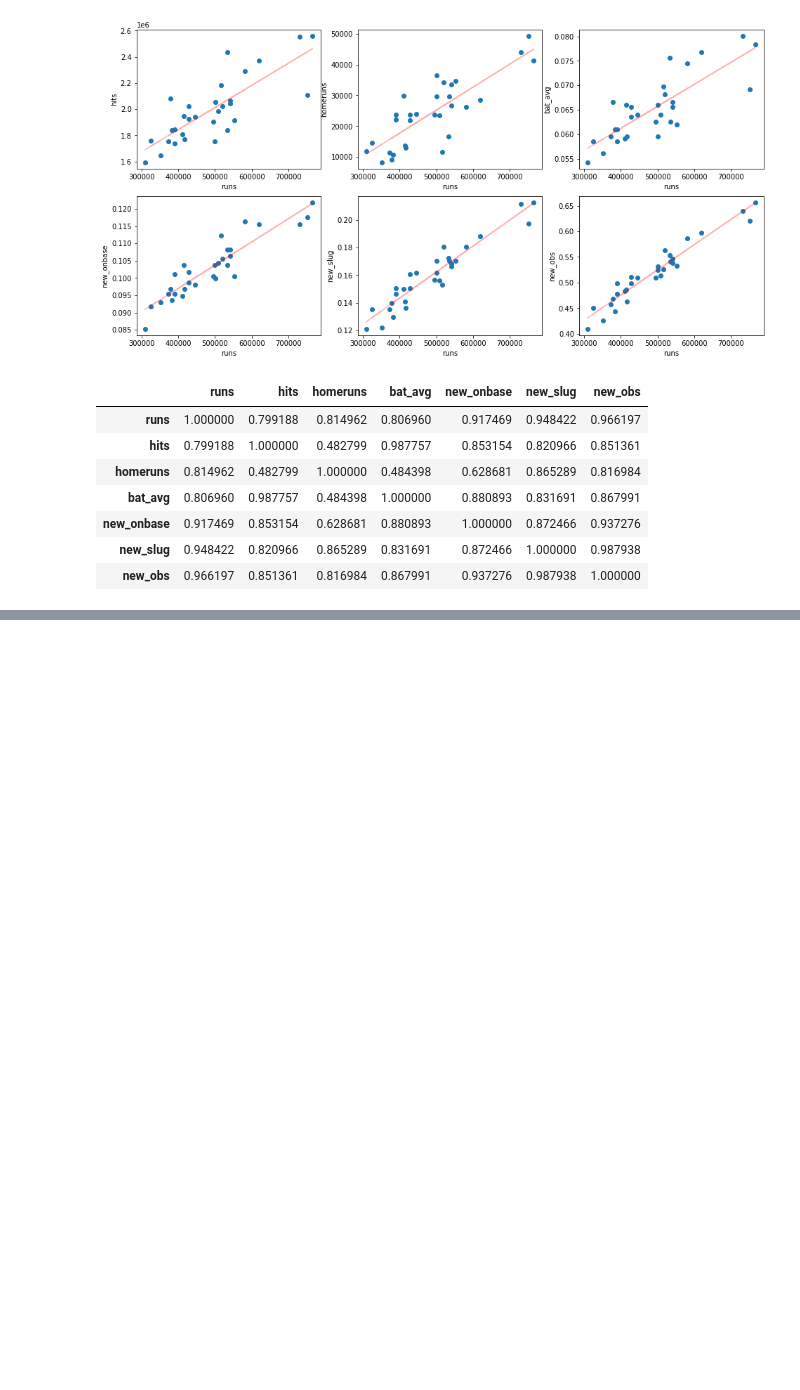
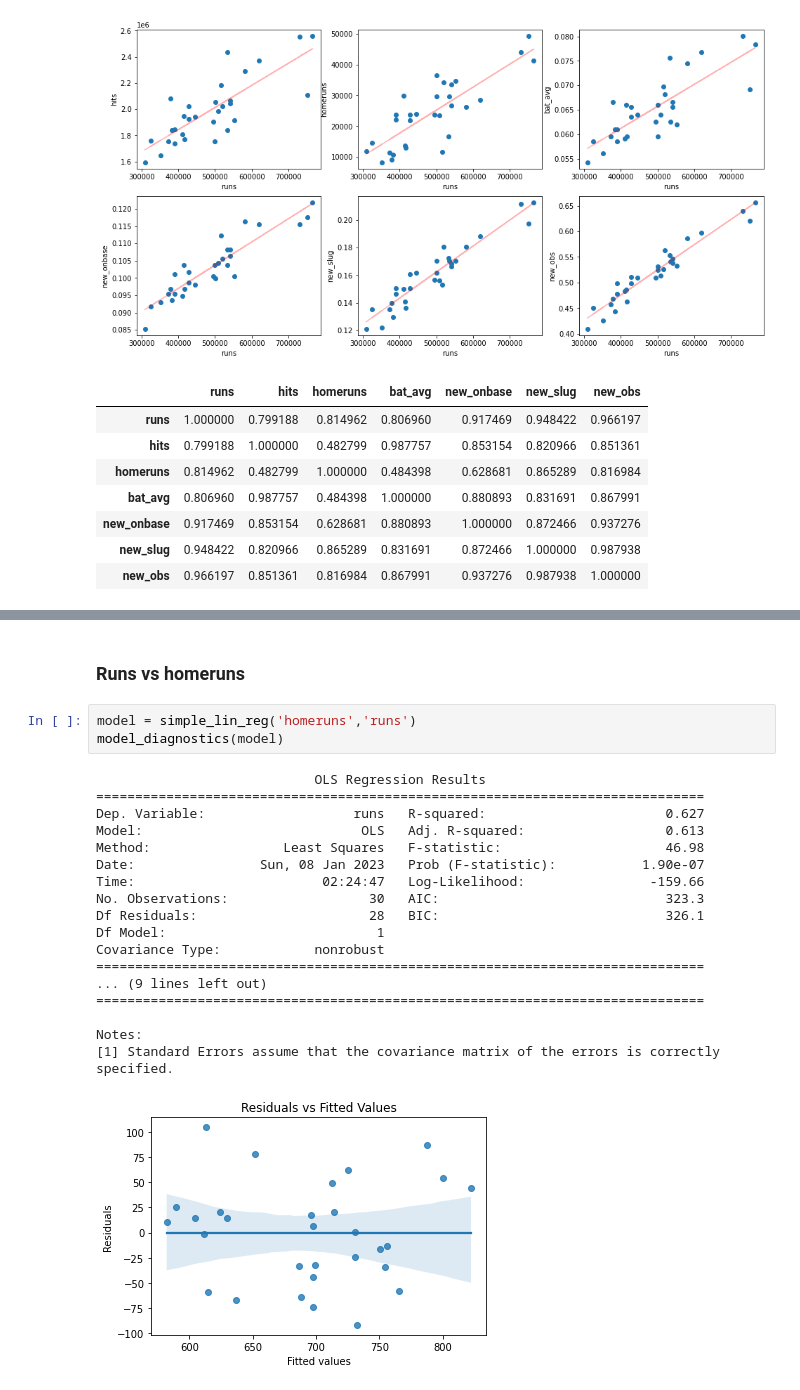
Before and after one commit to saychelsea11/Moneyball_Linear_Regression, a Jupyter notebook: Moneyball_Linear_Regression.ipynb, the cells around one changed output, grey strips where cells are left out. Cells and saved outputs as stored; diff of their text form; blank space fills up the shorter version.

```diff
--- a/Moneyball_Linear_Regression.ipynb
+++ b/Moneyball_Linear_Regression.ipynb
@@ -216,0 +265,24 @@ df_square.corr(method="pearson").style.background_gradient()
+# %% [markdown]
+### Runs vs homeruns
+# %%
+model = simple_lin_reg('homeruns','runs')
+model_diagnostics(model)
+# %% [output]
+                            OLS Regression Results
+==============================================================================
+Dep. Variable:                   runs   R-squared:                       0.627
+Model:                            OLS   Adj. R-squared:                  0.613
+Method:                 Least Squares   F-statistic:                     46.98
+Date:                Sun, 08 Jan 2023   Prob (F-statistic):           1.90e-07
+Time:                        02:24:47   Log-Likelihood:                -159.66
+No. Observations:                  30   AIC:                             323.3
+Df Residuals:                      28   BIC:                             326.1
+Df Model:                           1
+Covariance Type:            nonrobust
+==============================================================================
+... (9 lines left out)
+==============================================================================
+
+Notes:
+[1] Standard Errors assume that the covariance matrix of the errors is correctly specified.
+[figure, added]
```
Also changed, not shown: parts of 16 cells of this notebook.
